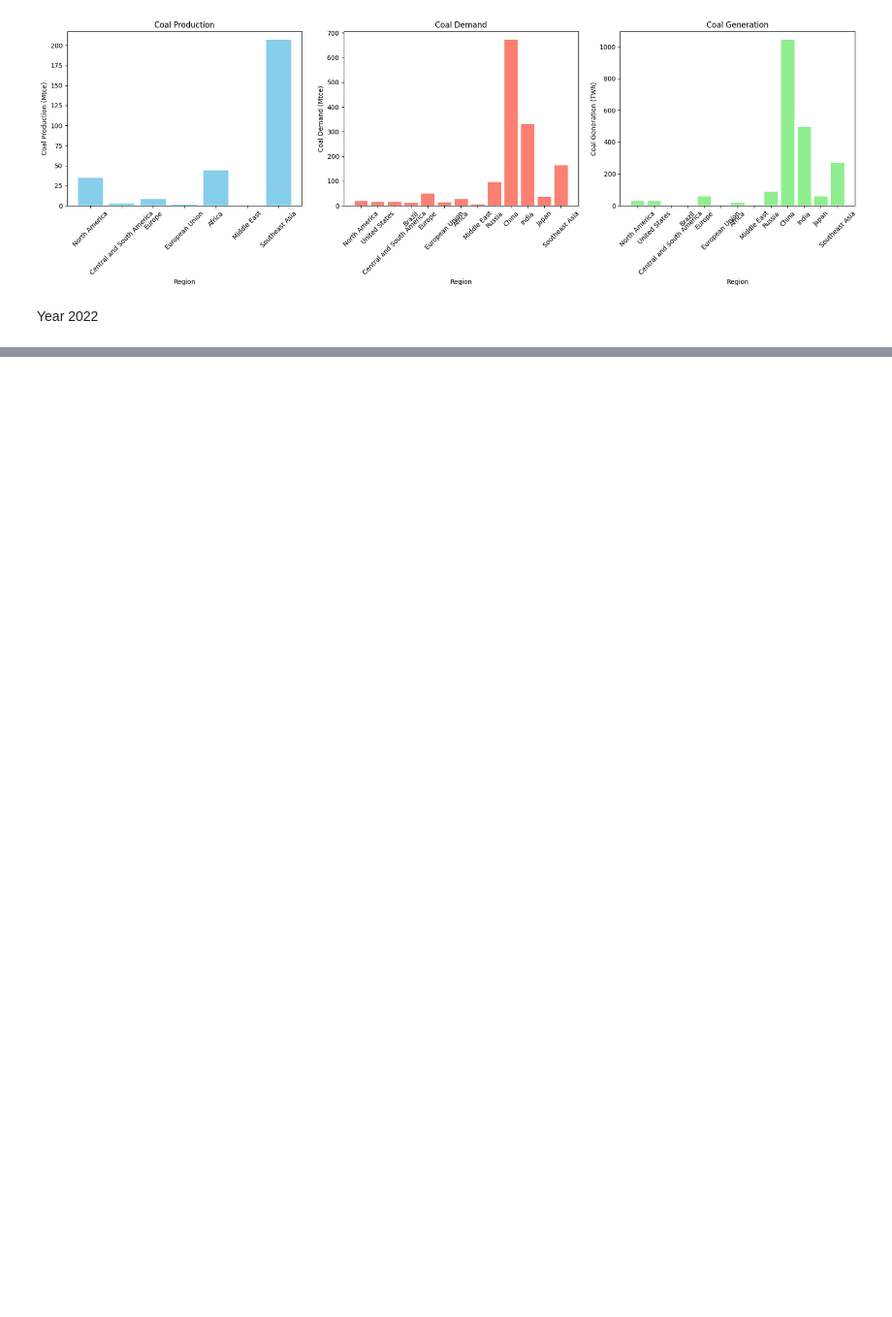
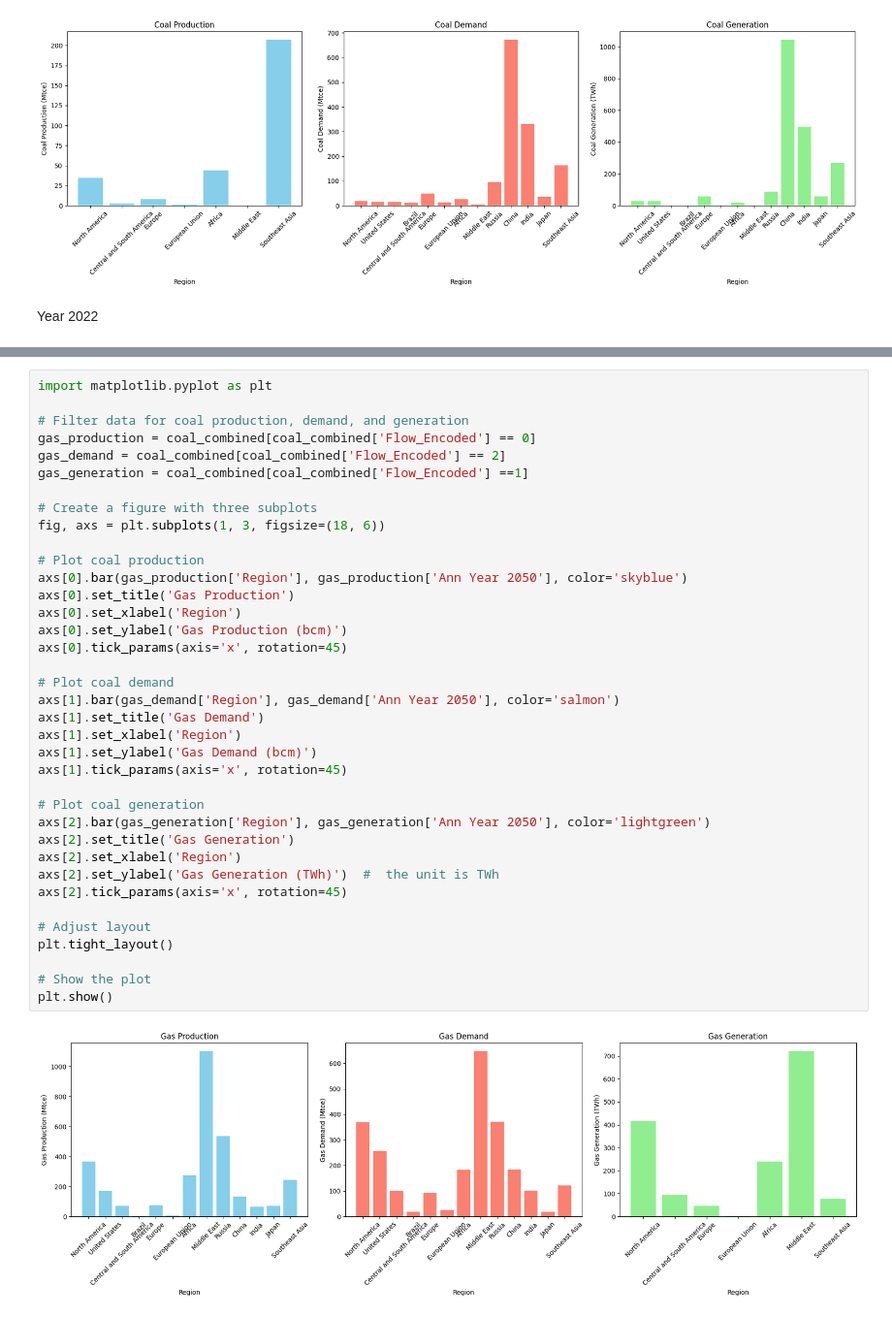
Before and after one commit to isadays/Energy, a Jupyter notebook: Energy.ipynb, the cells around one changed output, grey strips where cells are left out. Shown at 97% size. Saved outputs shown, nothing was run; the diff lists cells and outputs as text; blank space fills up the shorter version.

```diff
--- a/Energy.ipynb
+++ b/Energy.ipynb
@@ -265,0 +305,39 @@ plt.show()
+# %%
+import matplotlib.pyplot as plt
+
+# Filter data for coal production, demand, and generation
+gas_production = coal_combined[coal_combined['Flow_Encoded'] == 0]
+gas_demand = coal_combined[coal_combined['Flow_Encoded'] == 2]
+gas_generation = coal_combined[coal_combined['Flow_Encoded'] ==1]
+
+# Create a figure with three subplots
+fig, axs = plt.subplots(1, 3, figsize=(18, 6))
+
+# Plot coal production
+axs[0].bar(gas_production['Region'], gas_production['Ann Year 2050'], color='skyblue')
+axs[0].set_title('Gas Production')
+axs[0].set_xlabel('Region')
+axs[0].set_ylabel('Gas Production (bcm)')
+axs[0].tick_params(axis='x', rotation=45)
+
+# Plot coal demand
+axs[1].bar(gas_demand['Region'], gas_demand['Ann Year 2050'], color='salmon')
+axs[1].set_title('Gas Demand')
+axs[1].set_xlabel('Region')
+axs[1].set_ylabel('Gas Demand (bcm)')
+axs[1].tick_params(axis='x', rotation=45)
+
+# Plot coal generation
+axs[2].bar(gas_generation['Region'], gas_generation['Ann Year 2050'], color='lightgreen')
+axs[2].set_title('Gas Generation')
+axs[2].set_xlabel('Region')
+axs[2].set_ylabel('Gas Generation (TWh)')  #  the unit is TWh
+axs[2].tick_params(axis='x', rotation=45)
+
+# Adjust layout
+plt.tight_layout()
+
+# Show the plot
+plt.show()
+# %% [output]
+[figure, added]
```
Also changed, not shown: parts of 22 cells of this notebook.
